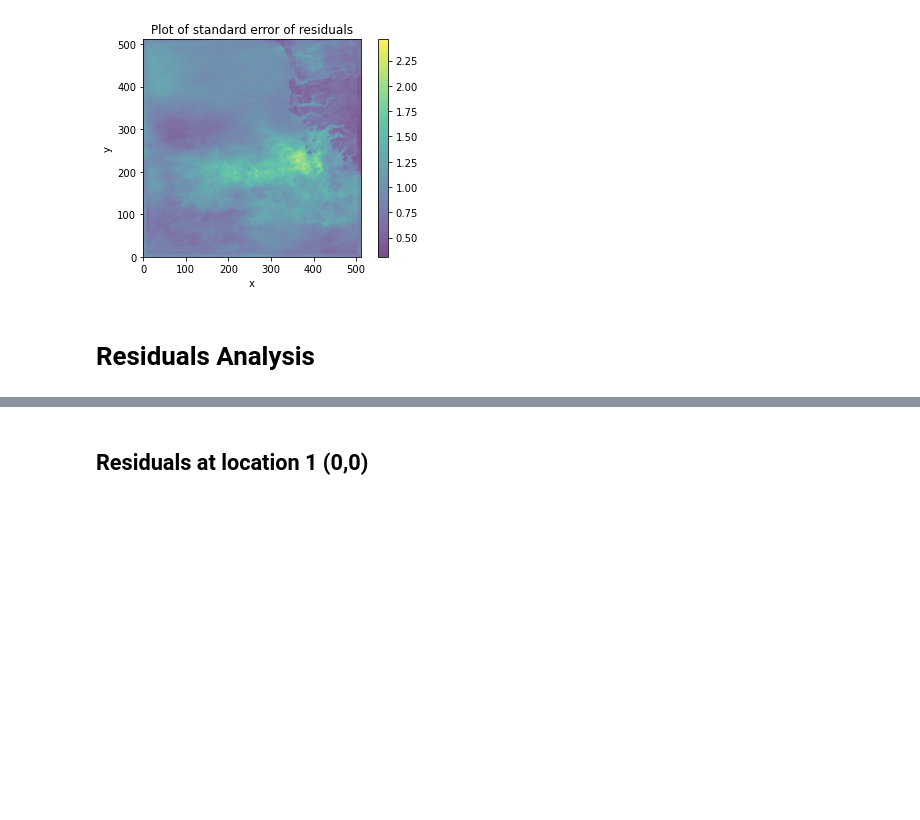
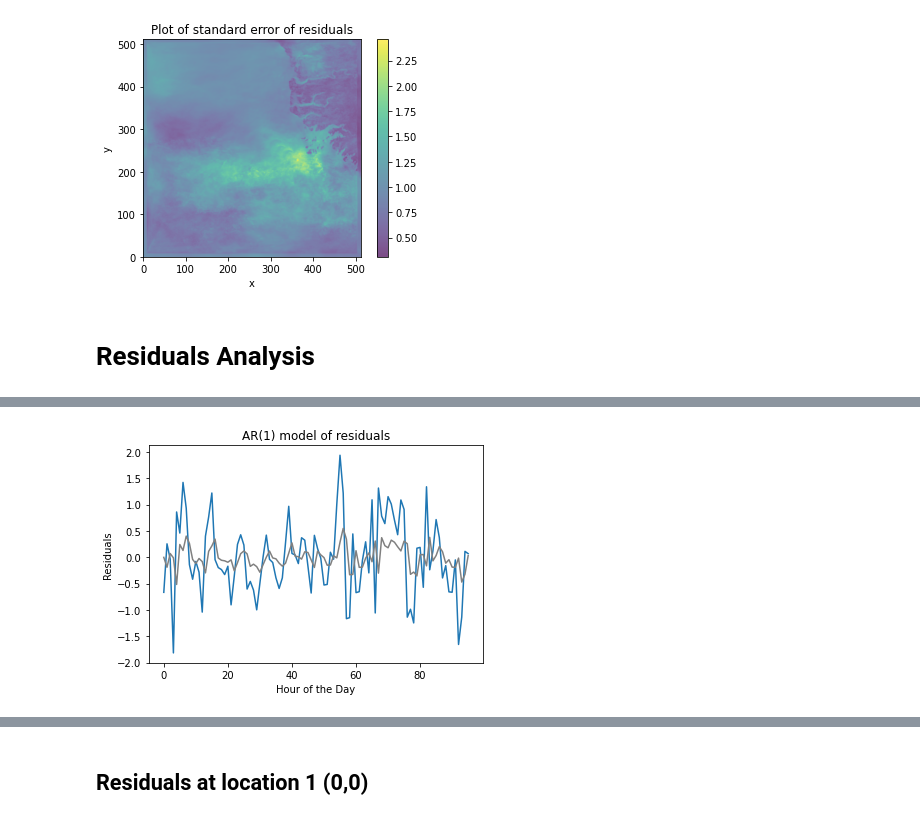
Before and after one commit to melliemainguyen71/wind_speed_land_sea_contrast, a Jupyter notebook: Wind_land_sea_contrast.ipynb, the cells around one changed output, grey strips where cells are left out. Saved outputs shown, nothing was run; the diff lists cells and outputs as text; code cells hidden in the pictures; blank space fills up the shorter version.

```diff
--- a/Wind_land_sea_contrast.ipynb
+++ b/Wind_land_sea_contrast.ipynb
@@ -326,0 +352,15 @@ residuals_model = np.apply_along_axis(AR1_residuals_params, axis=0, arr=resid)
+# %%
+resid_check = result_array[6:102, 353, 417]
+
+model_check = sm.tsa.arima.ARIMA(resid_check, order=(1, 0, 0), trend='c')
+results_AR_check = model_check.fit()
+
+plt.plot(resid_check)
+plt.plot(results_AR_check.fittedvalues, color='gray')
+# plt.plot(resid_check - results_AR_check.fittedvalues, color='red')
+plt.title('AR(1) model of residuals')
+plt.xlabel('Hour of the Day')
+plt.ylabel('Residuals')
+plt.show()
+# %% [output]
+[figure, added]
```
Also changed, not shown: parts of 24 cells of this notebook.
